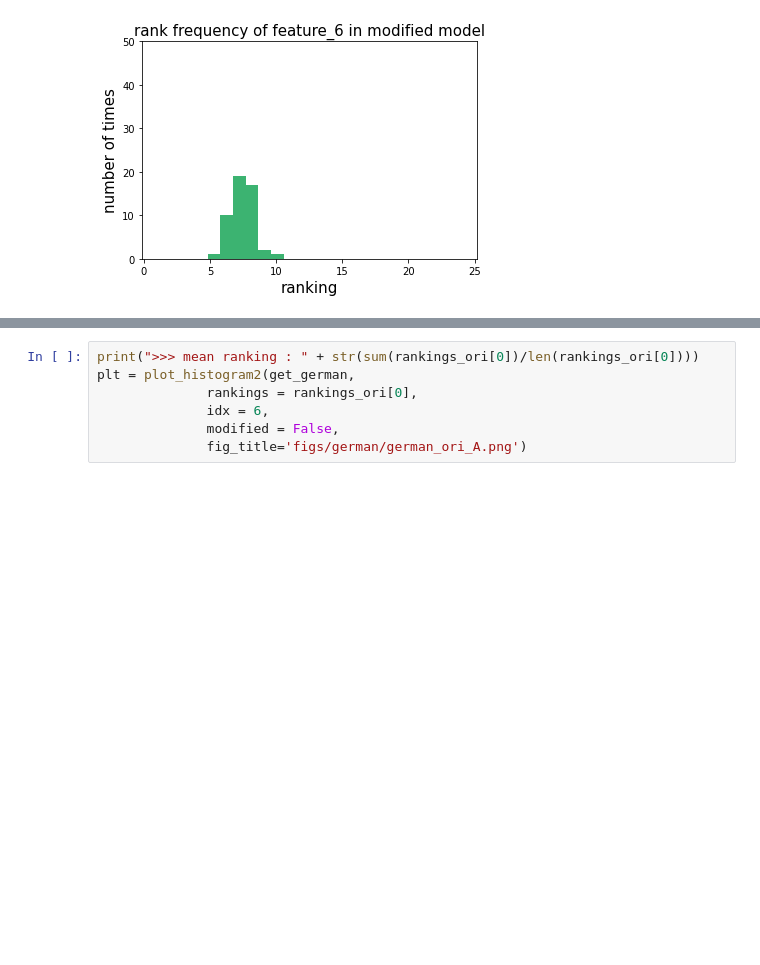
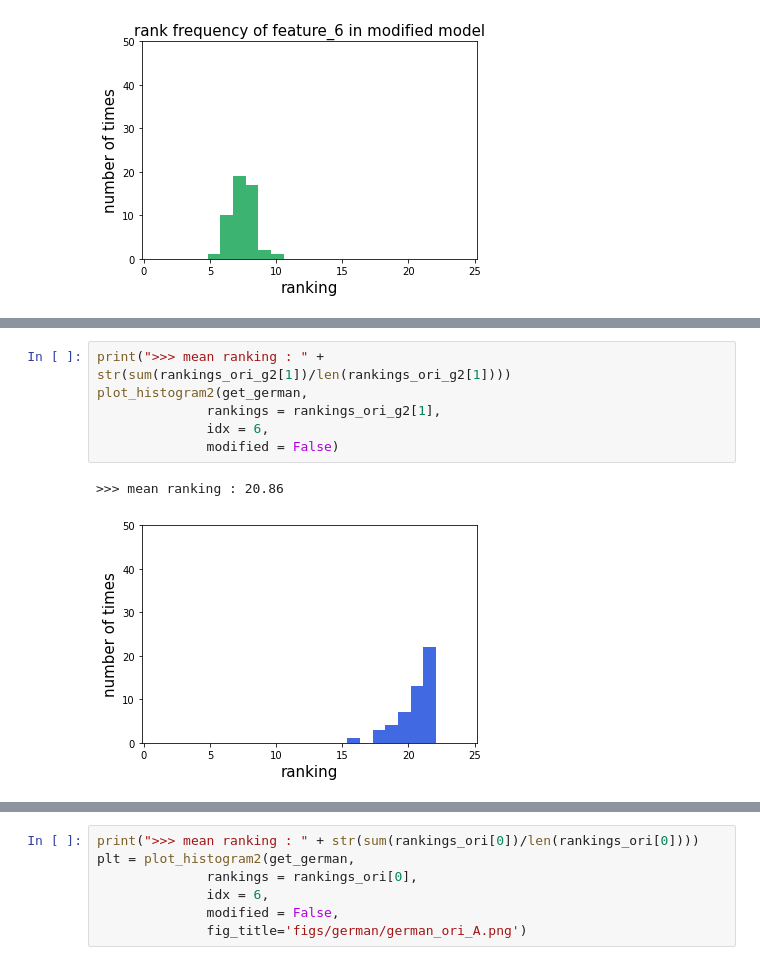
Before and after one commit to takehigu26/adv_exp, a Jupyter notebook: my_adv_exp/experiment_notebook.ipynb, the cells around one changed output, grey strips where cells are left out. Saved outputs shown, nothing was run; the diff lists cells and outputs as text; blank space fills up the shorter version.

```diff
--- a/my_adv_exp/experiment_notebook.ipynb
+++ b/my_adv_exp/experiment_notebook.ipynb
@@ -307,0 +354,9 @@ plot_histogram(get_german,
+# %%
+print(">>> mean ranking : " + str(sum(rankings_ori_g2[1])/len(rankings_ori_g2[1])))
+plot_histogram2(get_german,
+              rankings = rankings_ori_g2[1],
+              idx = 6,
+              modified = False)
+# %% [output]
+>>> mean ranking : 20.86
+[figure, added]
```
Also changed, not shown: parts of 12 cells of this notebook, 8 other files.
